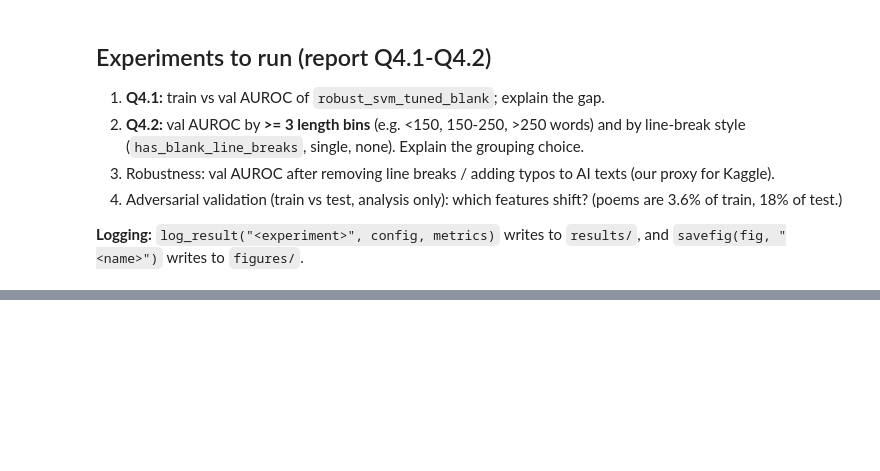
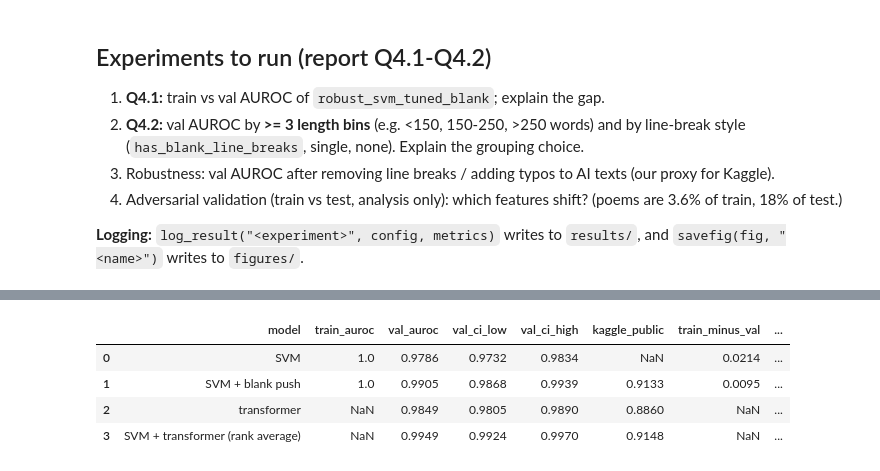
Before and after one commit to 2akc/CS5785_GroupProject, a Jupyter notebook: notebooks/aidan/generalization.ipynb, the cells around one changed output, grey strips where cells are left out. Saved outputs shown, nothing was run; the diff lists cells and outputs as text; code cells hidden in the pictures; blank space fills up the shorter version.

```diff
--- a/notebooks/aidan/generalization.ipynb
+++ b/notebooks/aidan/generalization.ipynb
@@ -45,0 +101,27 @@ X_va, y_va = xy(val_df)
+# %%
+def boot_ci(y, p, n=1000, seed=SEED):
+    r = np.random.default_rng(seed)
+    y, p = np.asarray(y), np.asarray(p)
+    s = [safe_auroc(y[i], p[i]) for i in (r.integers(0, len(y), len(y)) for _ in range(n))]
+    return np.nanpercentile(s, [2.5, 97.5])
+
+
+p_va_ens = rank_average([p_va_blank, blank_push(p_va_tf, X_va)])
+rows = []
+for name, p_tr, p_va in [("SVM", p_tr_svm, p_va_svm), ("SVM + blank push", p_tr_blank, p_va_blank),
+                         ("transformer", None, p_va_tf), ("SVM + transformer (rank average)", None, p_va_ens)]:
+    lo, hi = boot_ci(y_va, p_va)
+    rows.append({"model": name, "train_auroc": auroc(y_tr, p_tr) if p_tr is not None else np.nan,
+                 "val_auroc": auroc(y_va, p_va), "val_ci_low": lo, "val_ci_high": hi,
+                 "kaggle_public": KAGGLE_PUBLIC.get(name, np.nan)})
+q41 = pd.DataFrame(rows)
+q41["train_minus_val"] = q41.train_auroc - q41.val_auroc
+q41["val_minus_kaggle"] = q41.val_auroc - q41.kaggle_public
+save_table(q41, "gen_q41_train_val")
+q41.round(4)
+# %% [output]
+|  | model | train_auroc | val_auroc | val_ci_low | val_ci_high | kaggle_public | train_minus_val | ... |
+| 0 | SVM | 1.0 | 0.9786 | 0.9732 | 0.9834 | NaN | 0.0214 | ... |
+| 1 | SVM + blank push | 1.0 | 0.9905 | 0.9868 | 0.9939 | 0.9133 | 0.0095 | ... |
+| 2 | transformer | NaN | 0.9849 | 0.9805 | 0.9890 | 0.8860 | NaN | ... |
+| 3 | SVM + transformer (rank average) | NaN | 0.9949 | 0.9924 | 0.9970 | 0.9148 | NaN | ... |
```
Also changed, not shown: parts of 15 cells of this notebook, 10 other files.
